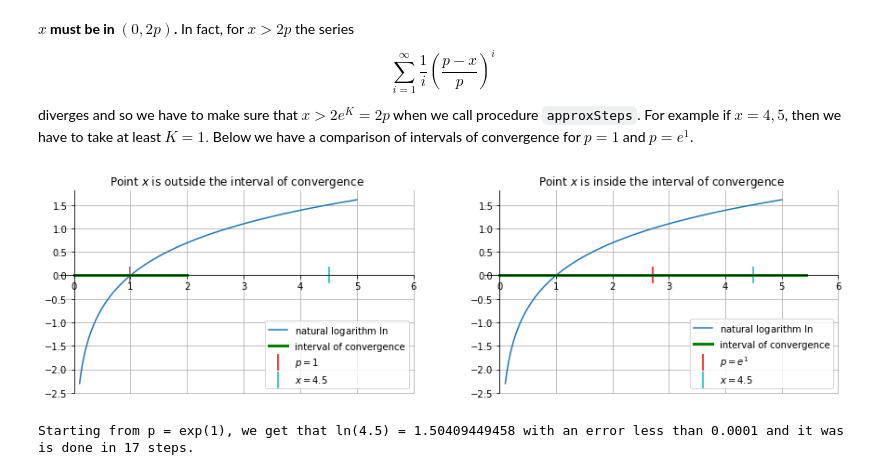
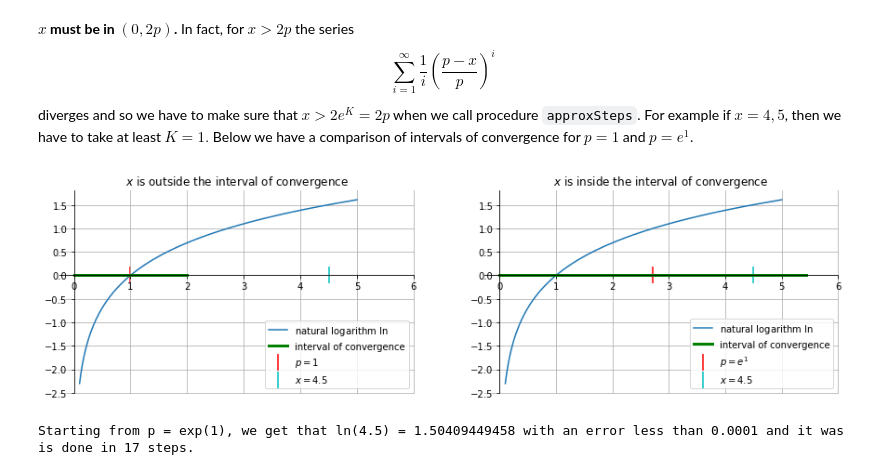
Before and after one commit to FallenApart/taylor-approximation-optimization, a Jupyter notebook: main.ipynb, the cells around one changed output. Cells and saved outputs as stored; diff of their text form; code cells hidden in the pictures.

```diff
--- a/main.ipynb
+++ b/main.ipynb
@@ -98,36 +98,36 @@ ax.spines['right'].set_color('none')
 ax.spines['top'].set_color('none')
 ax.spines['left'].set_position('zero')
 ax.spines['bottom'].set_position('zero')
 ax.grid(True, which='both')
 
 plt.xticks(np.linspace(0,6,7))
 
-plt.title('Point $x$ is outside the interval of convergence')
+plt.title('$x$ is outside the interval of convergence')
 plt.legend(loc = 4)
 
 plt.subplot(1, 2, 2)
 
 plt.plot(x, np.log(x), label='natural logarithm $\ln$')
 plt.plot([2*np.exp(1), 0], [0, 0], color = 'g', linewidth = 3, label = 'interval of convergence')
 plt.scatter([np.exp(1)],[0], marker = '|', s = 300, color = 'r', label = '$p = e^1$')
 plt.scatter([4.5],[0], marker = '|', s = 300, color = 'c', label = '$x = 4.5$')
 
 ax = plt.gca()
 
 ax.spines['right'].set_color('none')
 ax.spines['top'].set_color('none')
 ax.spines['left'].set_position('zero')
 ax.spines['bottom'].set_position('zero')
 ax.grid(True, which='both')
 
 plt.xticks(np.linspace(0,6,7))
 
-plt.title('Point $x$ is inside the interval of convergence')
+plt.title('$x$ is inside the interval of convergence')
 plt.legend(loc = 4)
 
 plt.show()
 # %% [output]
-[figure, old version]
+[figure, new version]
 # %%
 approxStepsMsg(4.5, 1, 0.0001, 100);
 # %% [output]
```
Also changed, not shown: parts of 14 cells of this notebook.
